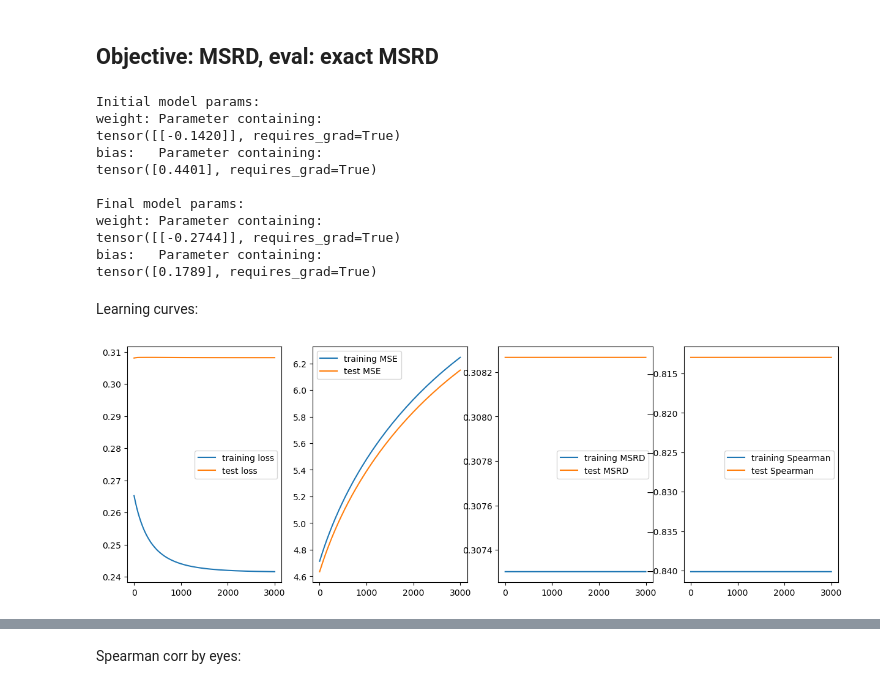
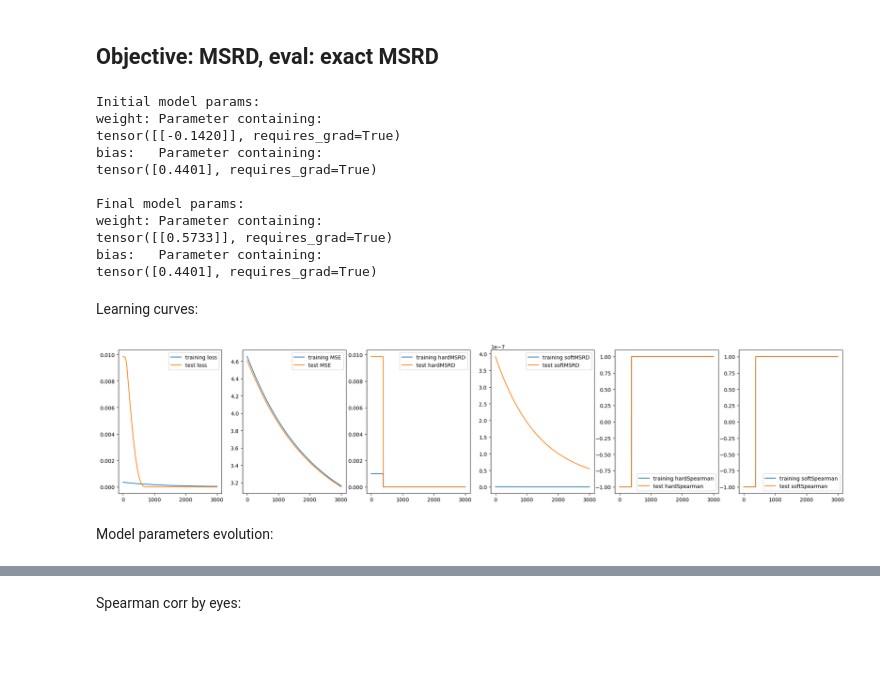
Before and after one commit to vcerchez/challenge-electricity-price, a Jupyter notebook: src/spearman_proxy_lr.ipynb, the cells around one changed output, grey strips where cells are left out. Cells and saved outputs as stored; diff of their text form; code cells hidden in the pictures; blank space fills up the shorter version.

```diff
--- a/src/spearman_proxy_lr.ipynb
+++ b/src/spearman_proxy_lr.ipynb
@@ -268,7 +322,7 @@ tensor([2.0022], requires_grad=True)
 # %% [markdown]
 Learning curves:
 # %%
-fig, axs = plt.subplots(nrows=1, ncols=4, figsize=(15, 5))
+fig, axs = plt.subplots(nrows=1, ncols=(stats.shape[1] // 2), figsize=(25, 5))
 for i, ax in enumerate(axs):
     stats.iloc[:, 2*i:2*i+2].plot(ax=ax)
 # %% [output]
@@ -275,0 +340,17 @@ for i, ax in enumerate(axs):
+# %%
+nx = 100
+ny = 100
+
+w = torch.linspace(-0.1420, 2, nx)
+b = torch.linspace(0.44, 3, ny)
+l = torch.zeros(nx, ny)
+
+for i, w_ in enumerate(w):
+    for j, b_ in enumerate(b):
+        l[i, j] = ((y_train - w_ * X_train - b_)**2).sum()
+
+fig, axs = plt.subplots()
+
+axs.contour(w, b, l.numpy())
+axs.scatter(1, 2)
+axs.scatter(stats_params.iloc[:, 0], stats_params.iloc[:, 1])
@@ -275,0 +362,9 @@ for i, ax in enumerate(axs):
+# %%
+fig, axs = plt.subplots(nrows=stats.shape[1], ncols=stats_params.shape[1], sharex=False, figsize=(stats_params.shape[1]*3, stats.shape[1]*2))
+for i in range(stats.shape[1]):
+    for j in range(stats_params.shape[1]):
+        axs[i, j].scatter(stats_params.iloc[:, j], stats.iloc[:, i])
+        # axs[i, j].set_xlabel(j)
+        axs[i, j].set_ylabel(stats.columns[i])
+plt.tight_layout()
+plt.show()
@@ -316,9 +412,13 @@ stats
 # %% [markdown]
 ## Objective: MSRD, eval: exact MSRD
 # %%
+n_features = 1
+n_samples = 1000
+noise = 0.0
+
 model_true, X_train, y_train, X_test, y_test = generate_data(n_features, n_samples, noise)
 
-model, stats = \
+model, stats, stats_params = \
     train(
         X_train,
         y_train,
@@ -326,10 +426,10 @@ model, stats = \
         y_test,
         n_features,
         n_steps=3000,
-        lr=1e-3,
-        weight_decay=0.3,
+        lr=6e-1,
+        weight_decay=0.0,
         loss_fn=loss_msrd,
-        eval_fns={"MSE": loss_mse, "MSRD": eval_msrd, "Spearman": eval_spearman}
+        eval_fns=eval_fns
         )
 # %% [output]
 Initial model params:
@@ -340,14 +440,16 @@ tensor([0.4401], requires_grad=True)
 
 Final model params:
 weight: Parameter containing:
-tensor([[-0.2744]], requires_grad=True)
+tensor([[0.5733]], requires_grad=True)
 bias:   Parameter containing:
-tensor([0.1789], requires_grad=True)
+tensor([0.4401], requires_grad=True)
 # %% [markdown]
 Learning curves:
 # %%
-fig, axs = plt.subplots(nrows=1, ncols=4, figsize=(15, 5))
+fig, axs = plt.subplots(nrows=1, ncols=(stats.shape[1] // 2), figsize=(25, 5))
 for i, ax in enumerate(axs):
     stats.iloc[:, 2*i:2*i+2].plot(ax=ax)
 # %% [output]
-[figure, old version]
+[figure, new version]
+# %% [markdown]
+Model parameters evolution:
```
Also changed, not shown: parts of 36 cells of this notebook, 3 other files.
